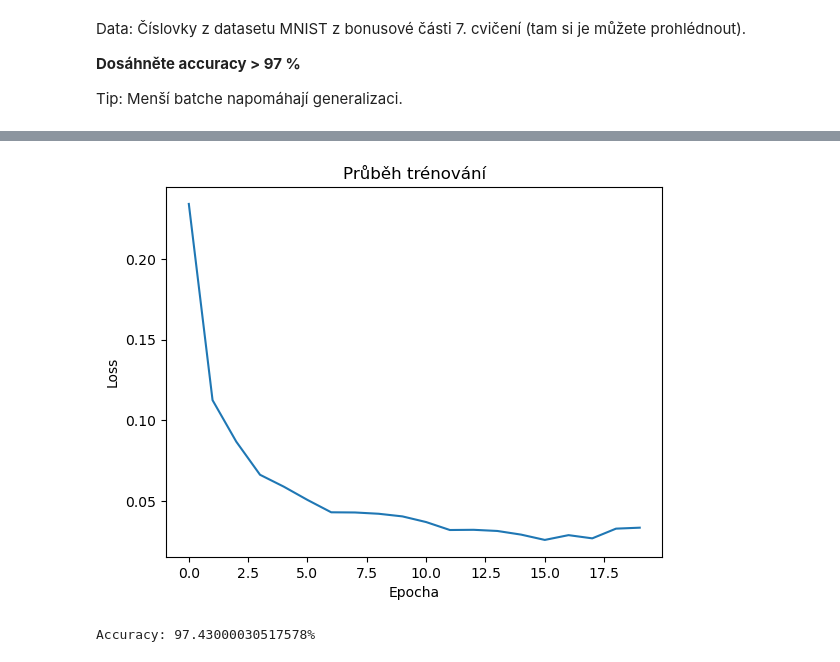
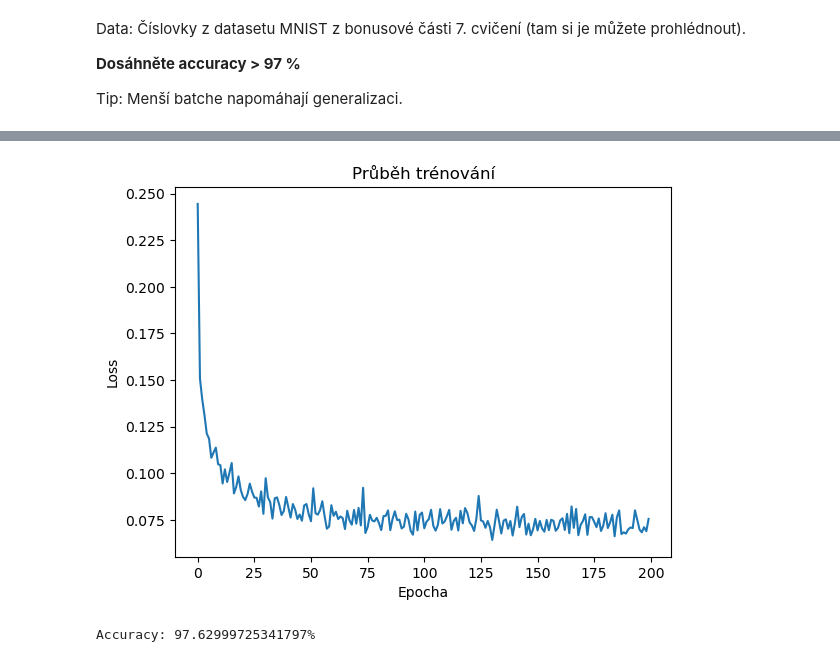
Before and after one commit to c4da/vsu, a Jupyter notebook: 08_NN.ipynb, the cells around one changed output, grey strips where cells are left out. Saved outputs shown, nothing was run; the diff lists cells and outputs as text; code cells hidden in the pictures.

```diff
--- a/08_NN.ipynb
+++ b/08_NN.ipynb
@@ -771,14 +771,14 @@ print(model)
 
 #################################################################
 
-num_epochs = 20  # Kolikrát projdeme všechna trénovací data
-batch_size = 64  # Velikost mini-batche (menší = lepší generalizace)
+num_epochs = 200  # Kolikrát projdeme všechna trénovací data
+batch_size = 128  # Velikost mini-batche (menší = lepší generalizace)
 
 # SGD s momentum
-optimizer = optim.SGD(model.parameters(), lr=0.05, weight_decay=0, momentum=0.9)
+# optimizer = optim.SGD(model.parameters(), lr=0.05, weight_decay=0, momentum=0.9)
 # optimizer = optim.Adam(model.parameters(), lr=0.001, weight_decay=0)
 #Adam s lepsi regulerizaci
-# optimizer = optim.AdamW(model.parameters(), lr=0.001, weight_decay=0.01)
+optimizer = optim.AdamW(model.parameters(), lr=0.01, weight_decay=0.01)
 
 #################################################################
 
@@ -849,4 +849,4 @@ Epoch [20/20], Loss: 0.0335
-[figure, old version]
+[figure, new version]
 # %%
 # Nastaví model do testovacího módu (důležité pro některé typy vrstev, např. Dropout nebo BatchNorm).
 model.eval()
@@ -859,4 +859,4 @@ with torch.no_grad():
 
 print(f"Accuracy: {acc * 100}%")
 # %% [output]
-Accuracy: 97.43000030517578%
+Accuracy: 97.62999725341797%
```
Also changed, not shown: parts of 3 cells of this notebook, 1 other file.
